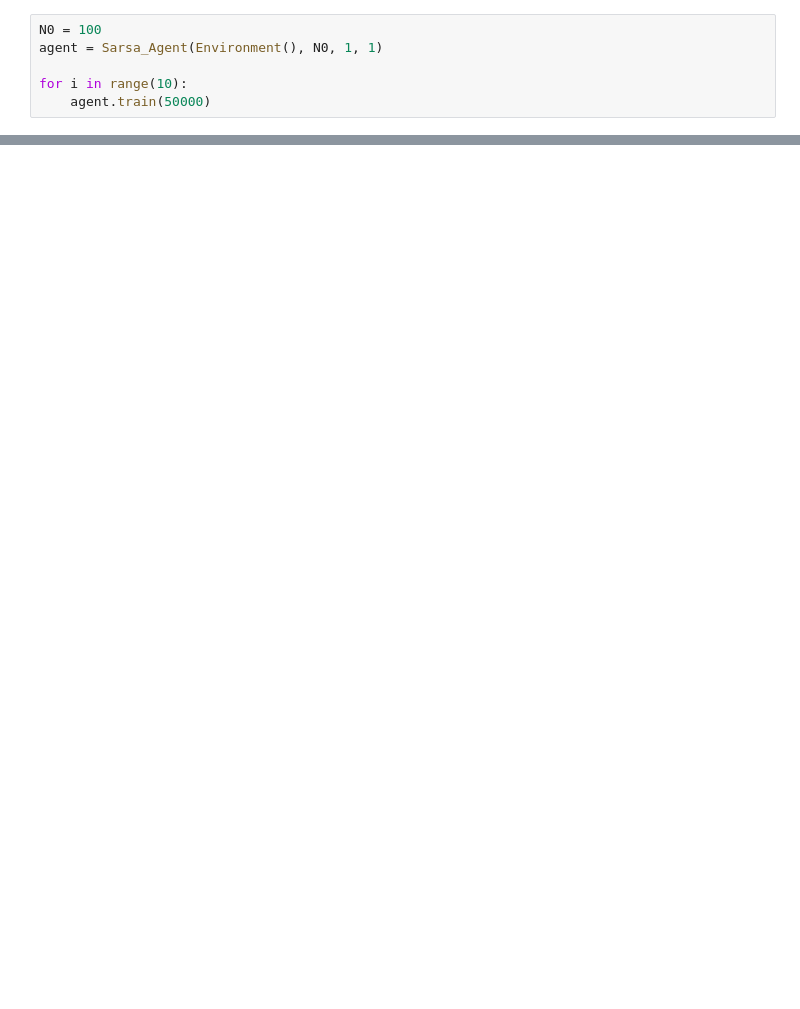
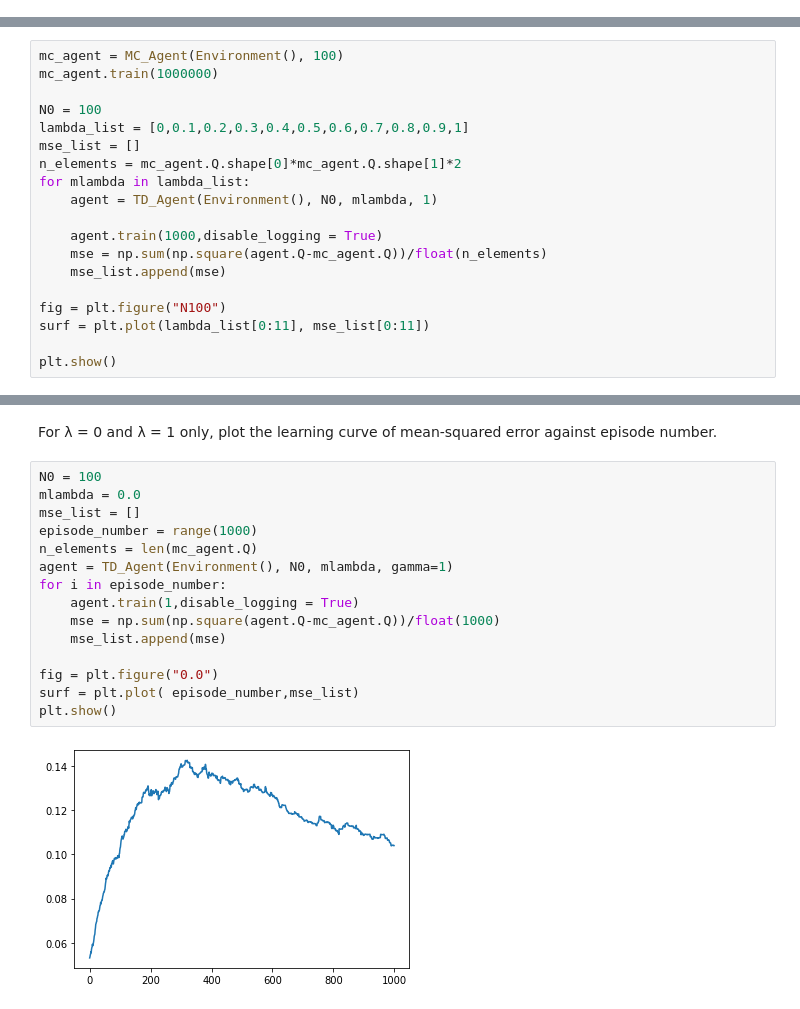
Before and after one commit to brahimmade/DSLectures, a Jupyter notebook: Introduction to Reinforcement Learning/easy21.ipynb, the cells around one changed output, grey strips where cells are left out. Cells and saved outputs as stored; diff of their text form; blank space fills up the shorter version.

```diff
--- a/Introduction to Reinforcement Learning/easy21.ipynb
+++ b/Introduction to Reinforcement Learning/easy21.ipynb
@@ -23,10 +39,4 @@ def animate(frame):
     # plt.draw()
     fig.canvas.draw()
     return surf
-# %%
-N0 = 100
-agent = Sarsa_Agent(Environment(), N0, 1, 1)
-
-for i in range(10):
-    agent.train(50000)
 # %%
@@ -71,0 +65,19 @@ done  8 256 256
+# %%
+mc_agent = MC_Agent(Environment(), 100)
+mc_agent.train(1000000)
+
+N0 = 100
+lambda_list = [0,0.1,0.2,0.3,0.4,0.5,0.6,0.7,0.8,0.9,1]
+mse_list = []
+n_elements = mc_agent.Q.shape[0]*mc_agent.Q.shape[1]*2
+for mlambda in lambda_list:
+    agent = TD_Agent(Environment(), N0, mlambda, 1)
+
+    agent.train(1000,disable_logging = True)
+    mse = np.sum(np.square(agent.Q-mc_agent.Q))/float(n_elements)
+    mse_list.append(mse)
+
+fig = plt.figure("N100")
+surf = plt.plot(lambda_list[0:11], mse_list[0:11])
+
+plt.show()
@@ -71,0 +87,19 @@ done  8 256 256
+# %% [markdown]
+For λ = 0 and λ = 1 only, plot the learning curve of mean-squared error against episode number.
+# %%
+N0 = 100
+mlambda = 0.0
+mse_list = []
+episode_number = range(1000)
+n_elements = len(mc_agent.Q)
+agent = TD_Agent(Environment(), N0, mlambda, gamma=1)
+for i in episode_number:
+    agent.train(1,disable_logging = True)
+    mse = np.sum(np.square(agent.Q-mc_agent.Q))/float(1000)
+    mse_list.append(mse)
+
+fig = plt.figure("0.0")
+surf = plt.plot( episode_number,mse_list)
+plt.show()
+# %% [output]
+[figure, added]
```
Also changed, not shown: parts of 15 cells of this notebook, 5 other files.
